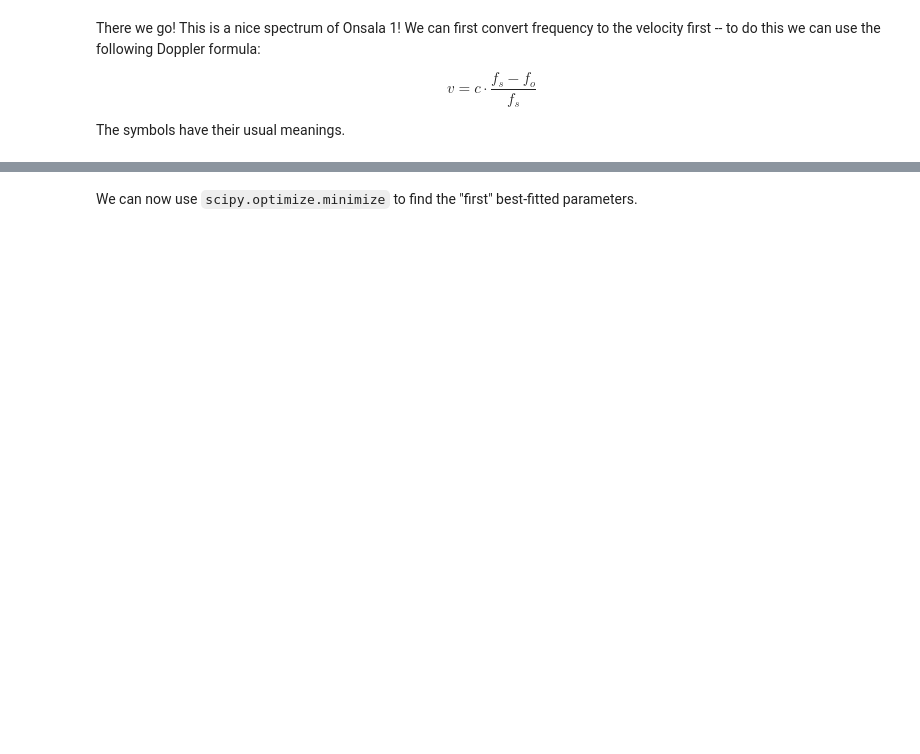
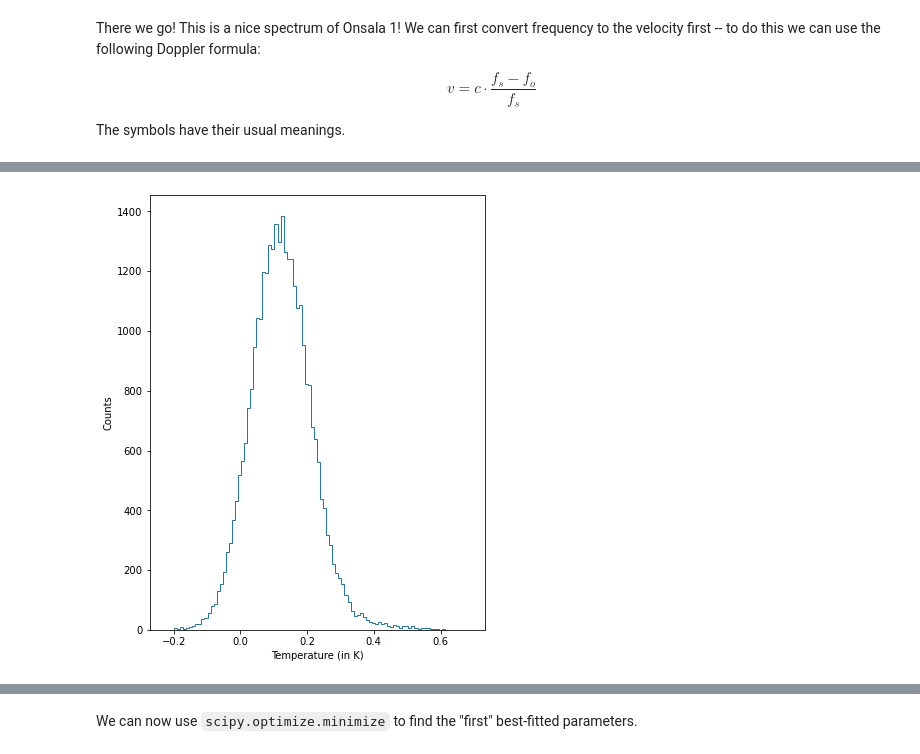
Before and after one commit to Jayshil/xs-oso, a Jupyter notebook: p1.ipynb, the cells around one changed output, grey strips where cells are left out. Drawn from its saved outputs; the diff is of its cells as text; code cells hidden in the pictures; blank space fills up the shorter version.

```diff
--- a/p1.ipynb
+++ b/p1.ipynb
@@ -89,0 +118,8 @@ plt.grid()
+# %%
+plt.figure(figsize=(6, 8))
+plt.hist(temp_avg, bins=100, histtype='step')
+plt.xlabel('Temperature (in K)')
+plt.ylabel('Counts')
+temp_err = np.abs(np.random.normal(0, np.std(temp_avg), len(temp_avg)))
+# %% [output]
+[figure, added]
```
Also changed, not shown: parts of 13 cells of this notebook.
